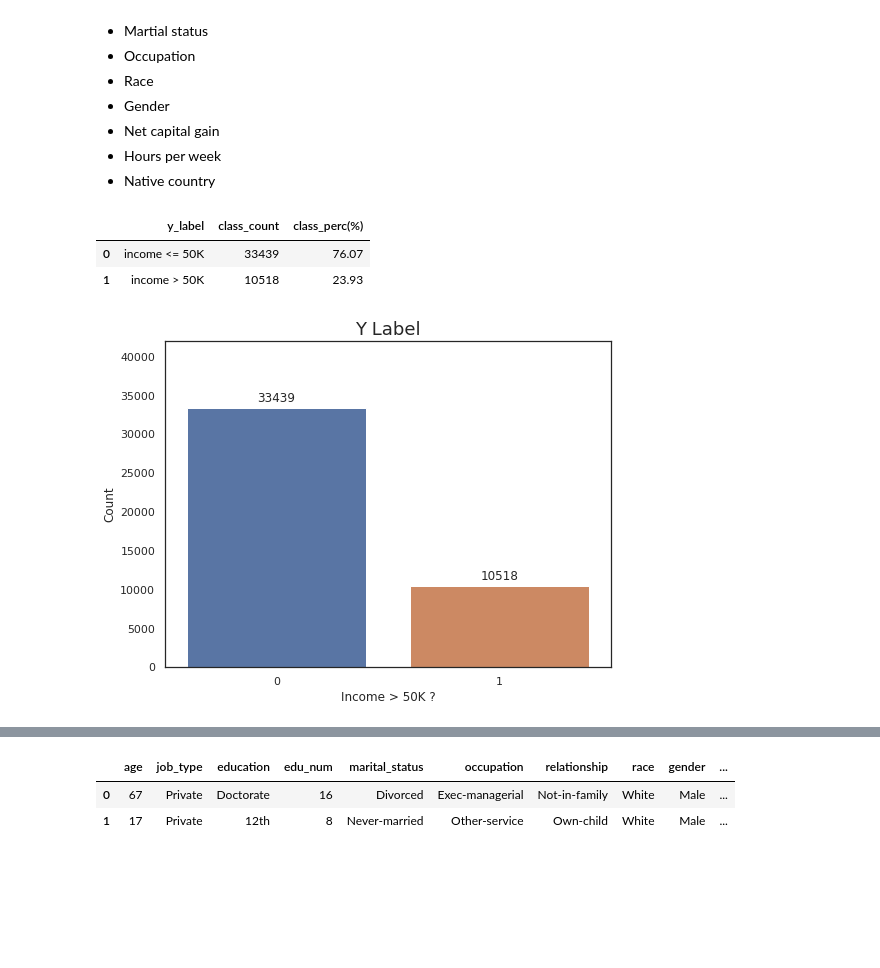
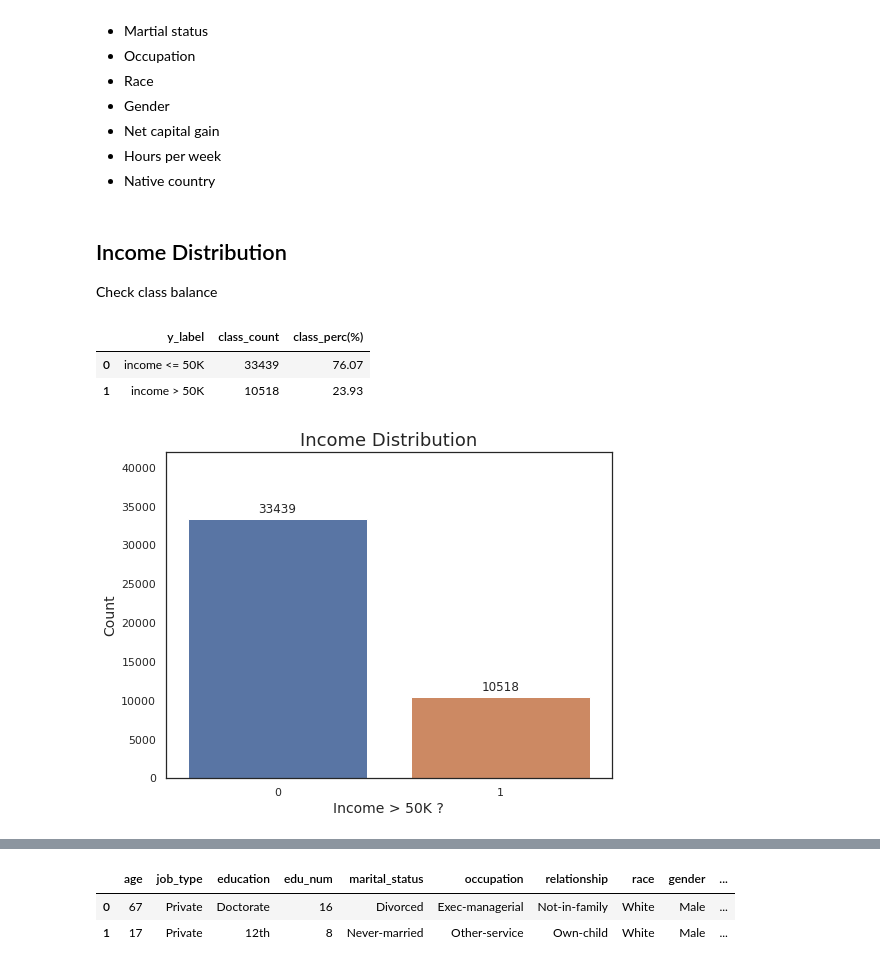
Before and after one commit to heesukjang/Income_Prediction, a Jupyter notebook: Income_Prediction.ipynb, the cells around one changed output, grey strips where cells are left out. Drawn from its saved outputs; the diff is of its cells as text; code cells hidden in the pictures; blank space fills up the shorter version.

```diff
--- a/Income_Prediction.ipynb
+++ b/Income_Prediction.ipynb
@@ -471,31 +480,35 @@ Using the **income_>50K** as a binary (1 or 0) output, let's have a closer look
 - Net capital gain
 - Hours per week
 - Native country
+# %% [markdown]
+## Income Distribution
+Check class balance
 # %%
 # Check the class balance
 def check_class_balance(X_train):
   count = X_train['income_>50K'].value_counts()           # type(count) = pd.Series
   percent = round(count/(count[0] + count[1])*100, 2)
   df_perc = pd.concat({'class_count':count, 'class_perc(%)':percent}, axis=1)
   df_perc['y_label'] = ['income <= 50K', 'income > 50K']
   df_perc = df_perc[['y_label','class_count','class_perc(%)']]
 
   plt.figure(figsize=(8,6))
   ax = sns.countplot(X_train['income_>50K'])
-  plt.xlabel('Income > 50K ?')
-  plt.ylabel('Count')
+  plt.xlabel('Income > 50K ?',fontsize=14)
+  plt.ylabel('Count',fontsize=14)
   plt.title('Y Label', fontsize=18);
   plt.ylim(0,42000)
+  plt.title('Income Distribution', fontsize=18)
   for p in ax.patches:
       ax.annotate(format(p.get_height(), '.0f'),
                 (p.get_x() + p.get_width()/2.,
                   p.get_height()), ha='center', va='center', size=15, xytext=(0,9),
                 textcoords = 'offset points', fontsize=12)
   return df_perc
 
 check_class_balance(X_train)
 # %% [output]
 |  | y_label | class_count | class_perc(%) |
 | 0 | income <= 50K | 33439 | 76.07 |
 | 1 | income > 50K | 10518 | 23.93 |
-[figure, old version]
+[figure, new version]
```
Also changed, not shown: parts of 7 cells of this notebook.
